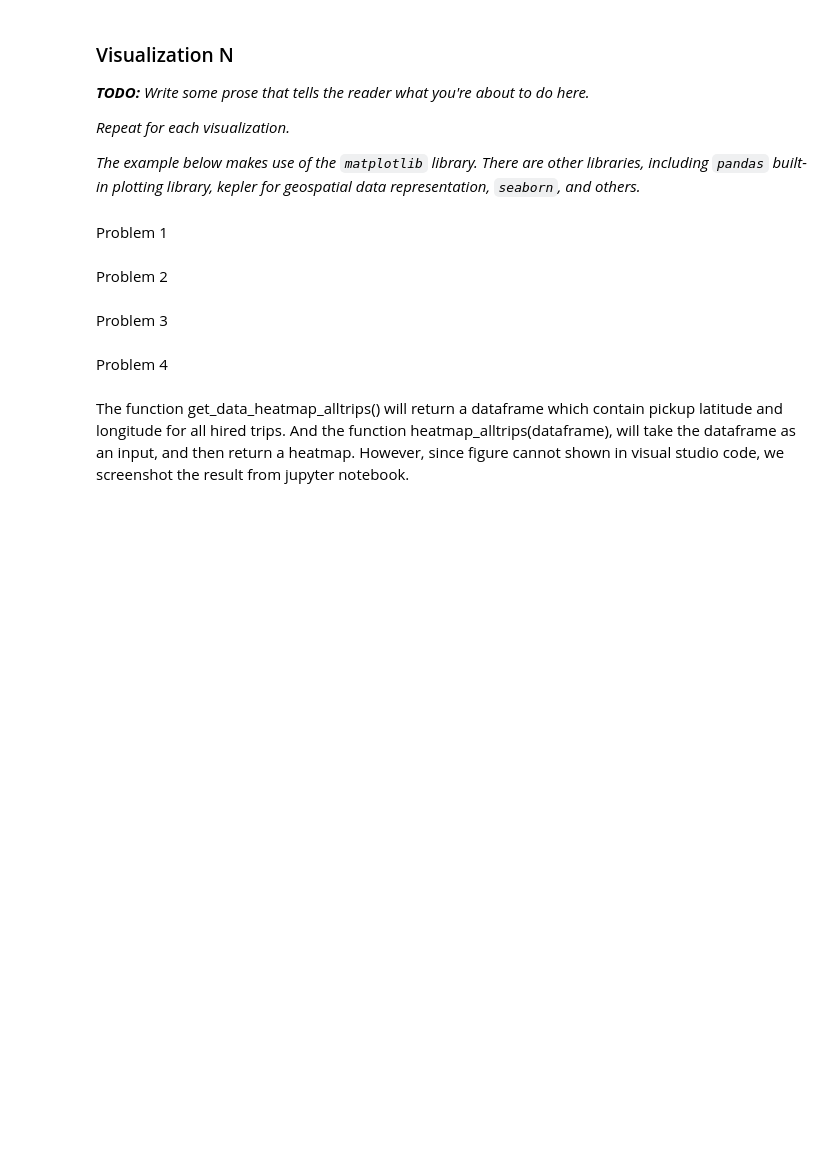
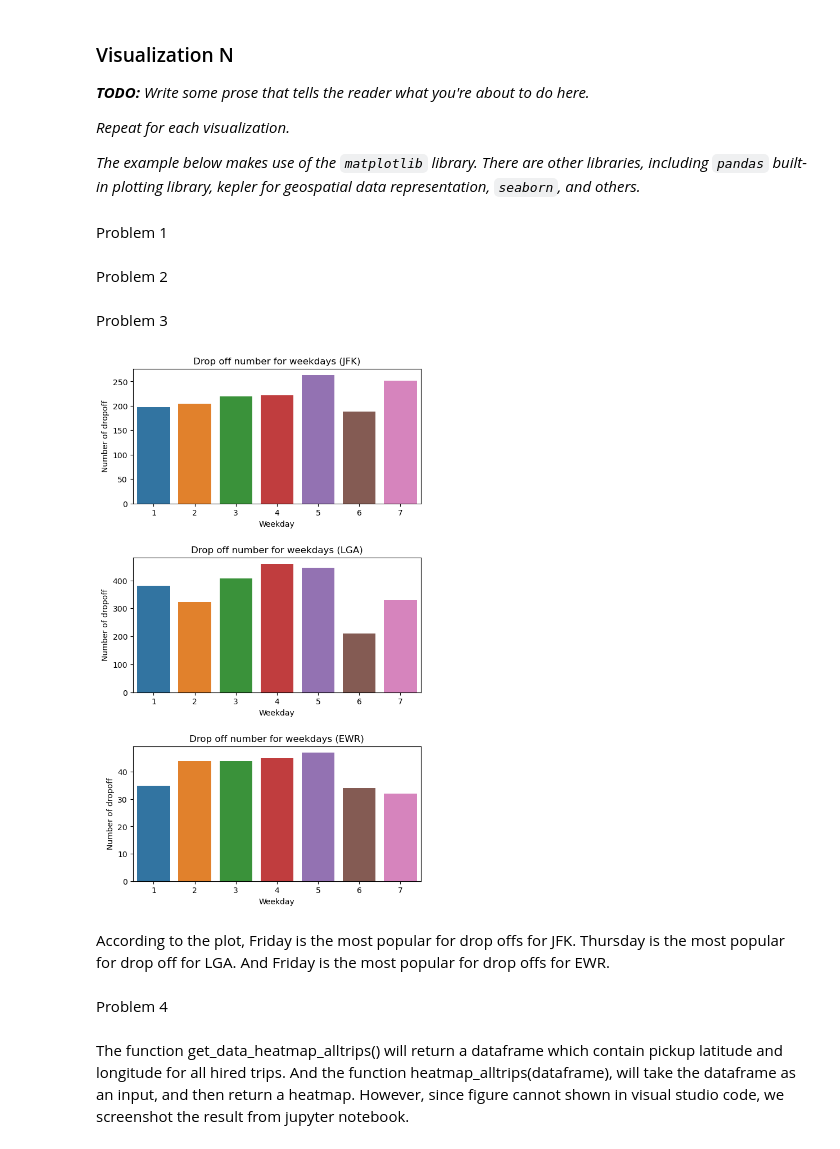
Before and after one commit to maoyiangela/4501group_project, a Jupyter notebook: Project Scaffolding-2.ipynb, the cells around one changed output. Cells and saved outputs as stored; diff of their text form; code cells hidden in the pictures; blank space fills up the shorter version.

```diff
--- a/Project Scaffolding-2.ipynb
+++ b/Project Scaffolding-2.ipynb
@@ -746,19 +746,34 @@ def plot_visual_n(dataframe):
     plt.show()
 # %%
-def get_data_for_visual_n():
+def get_data_for_airport():
+    jfk=[-73.827918,40.624822,-73.744148,40.669106]
+    lga=[-73.890352,40.766242,-73.854218,40.785676]
+    ewr=[-74.196339,40.667749,-74.149990,40.714476]
 
     # Query SQL database for the data needed.
-    QUERY_v3="""
-
-
+    QUERY_airport="""
+    SELECT pickup_datetime,dropoff_longitude,dropoff_latitude from taxi_trips
     """
+    df=pd.read_sql_query(QUERY_airport,con=engine.connect())
+    df["pickup_datetime"] =pd.to_datetime(df['pickup_datetime'])
+    df["pickup_datetime"] = df["pickup_datetime"].apply(lambda x: x.weekday()+1)
+    df_jfk=df.loc[(df["dropoff_longitude"]<=-73.744148) & (df["dropoff_longitude"]>=-73.827918)
+    & (df["dropoff_latitude"]<=40.669106) & (df["dropoff_latitude"]>=40.624822)]
+    df_lga=df.loc[(df["dropoff_longitude"]<=-73.854218) & (df["dropoff_longitude"]>=-73.890352)
+    & (df["dropoff_latitude"]<=40.785676) & (df["dropoff_latitude"]>=40.766242)]
+    df_ewr=df.loc[(df["dropoff_longitude"]<=-74.149990) & (df["dropoff_longitude"]>=-74.196339)
+    & (df["dropoff_latitude"]<=40.714476) & (df["dropoff_latitude"]>=40.667749)]
 
 
     # You can put the data queried into a pandas dataframe, if you wish
-    return df
+    return df_jfk, df_lga,df_ewr
 # %%
-some_dataframe = get_data_for_visual_n()
-plot_visual_n(some_dataframe)
+df_jfk, df_lga,df_ewr = get_data_for_airport()
+plot_histograms_airport(df_jfk, df_lga,df_ewr)
+# %% [output]
+[figure, added]
+# %% [markdown]
+According to the plot, Friday is the most popular for drop offs for JFK. Thursday is the most popular for drop off for LGA. And Friday is the most popular for drop offs for EWR.
 # %% [markdown]
 Problem 4
 # %% [markdown]
```
Also changed, not shown: parts of 12 cells of this notebook, 1 other file.
